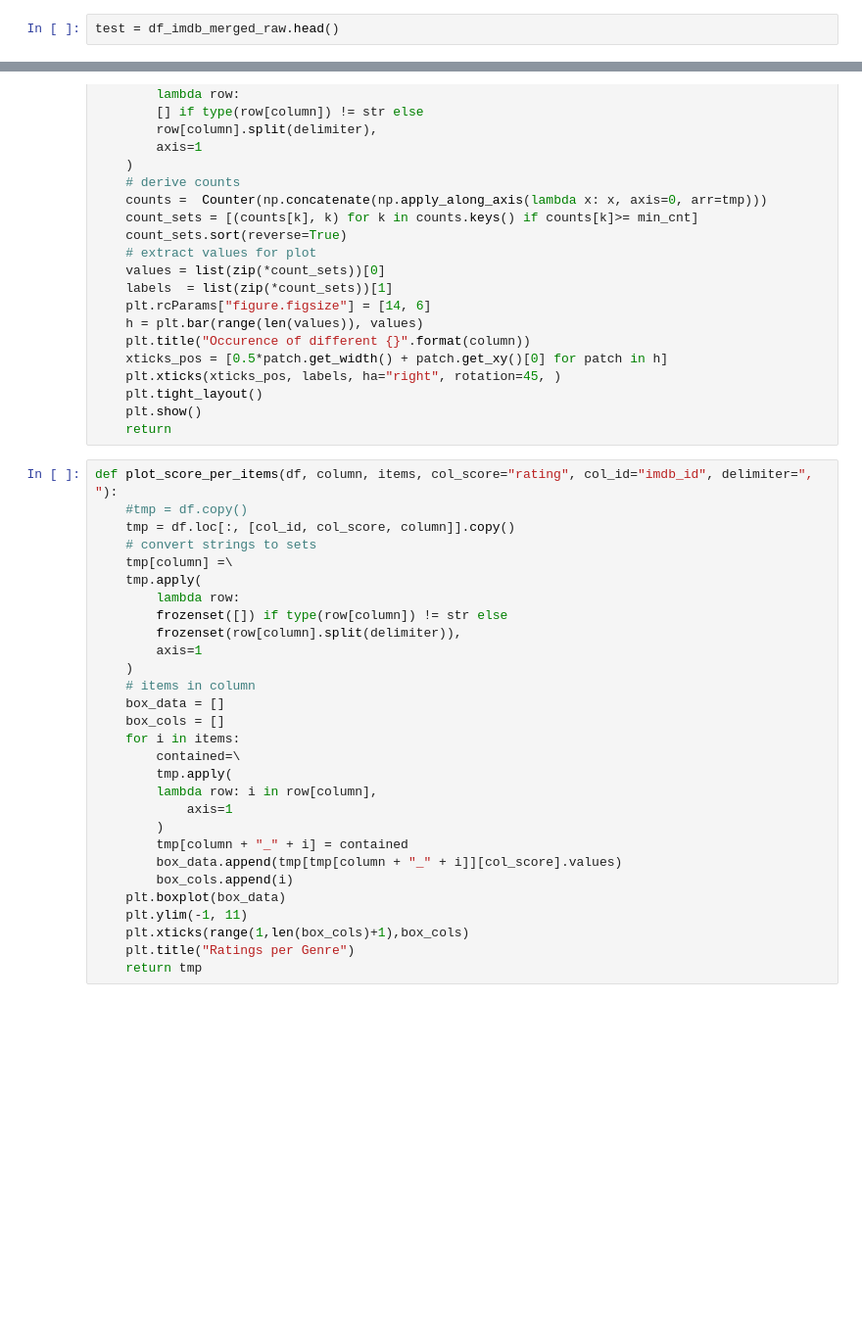
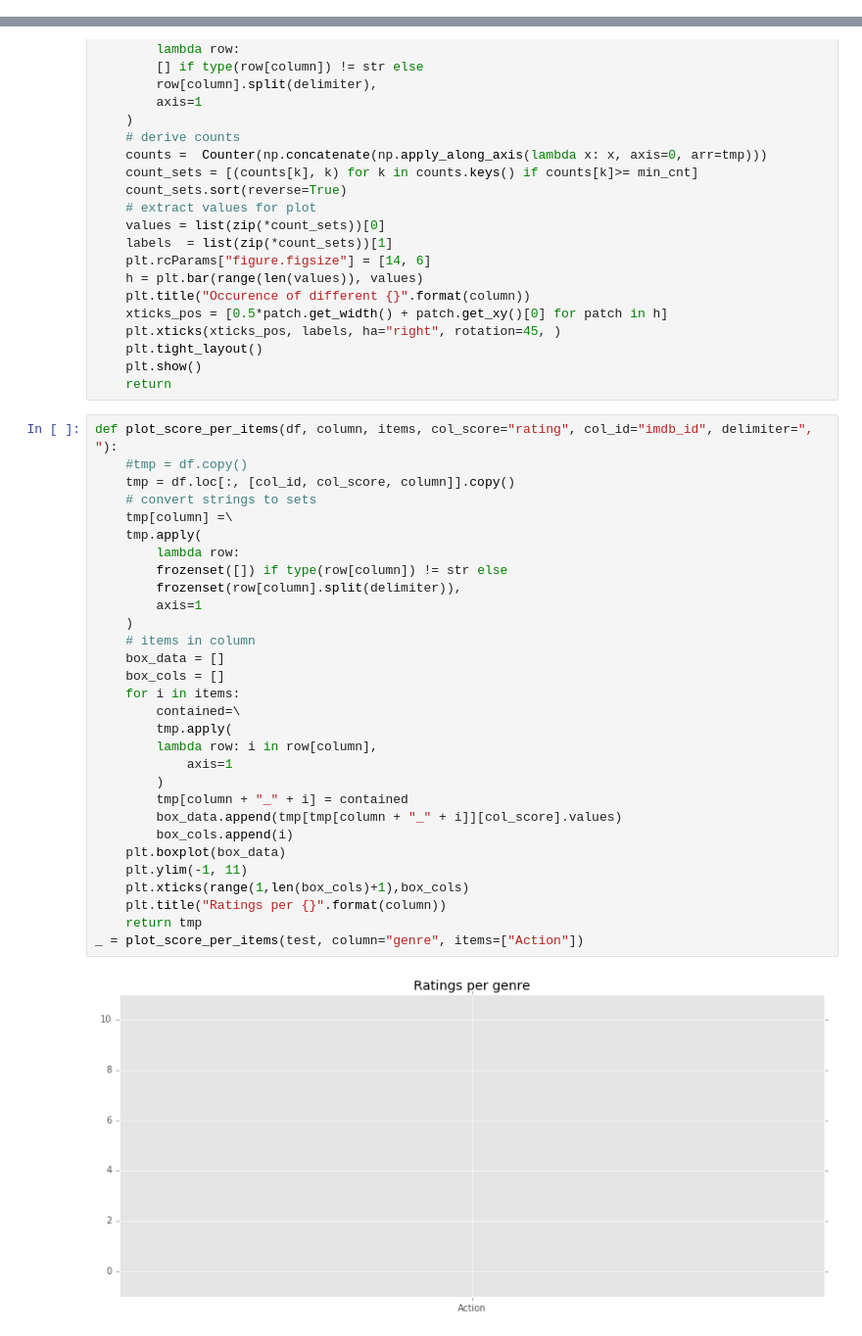
Before and after one commit to JoshuaGoerner/AppleSilverLords, a Jupyter notebook: notebooks/This is where the magic happens.ipynb, the cells around one changed output, grey strips where cells are left out. Shown: that part at 98% size. Saved outputs shown, nothing was run; the diff lists cells and outputs as text; blank space fills up the shorter version.

```diff
--- a/notebooks/This is where the magic happens.ipynb
+++ b/notebooks/This is where the magic happens.ipynb
@@ -269,5 +271,3 @@ plot_occurency(df_imdb, column="country", min_cnt=20)
 df_imdb_raw = df_imdb.copy()
 df_imdb_raw.rename(columns={"imdbID":"imdb_id"}, inplace=True)
 df_imdb_merged_raw = pd.merge(df_test_train_en, df_imdb_raw, on="imdb_id")
-# %%
-test = df_imdb_merged_raw.head()
@@ -395,29 +422,32 @@ def plot_occurency(df, column, delimiter=", ", min_cnt=1):
 # %%
 def plot_score_per_items(df, column, items, col_score="rating", col_id="imdb_id", delimiter=", "):
     #tmp = df.copy()
     tmp = df.loc[:, [col_id, col_score, column]].copy()
     # convert strings to sets
     tmp[column] =\
     tmp.apply(
         lambda row:
         frozenset([]) if type(row[column]) != str else
         frozenset(row[column].split(delimiter)),
         axis=1
     )
     # items in column
     box_data = []
     box_cols = []
     for i in items:
         contained=\
         tmp.apply(
         lambda row: i in row[column],
             axis=1
         )
         tmp[column + "_" + i] = contained
         box_data.append(tmp[tmp[column + "_" + i]][col_score].values)
         box_cols.append(i)
     plt.boxplot(box_data)
     plt.ylim(-1, 11)
     plt.xticks(range(1,len(box_cols)+1),box_cols)
-    plt.title("Ratings per Genre")
+    plt.title("Ratings per {}".format(column))
     return tmp
+_ = plot_score_per_items(test, column="genre", items=["Action"])
+# %% [output]
+[figure, added]
```
Also changed, not shown: parts of 14 cells of this notebook, 1 other file.
